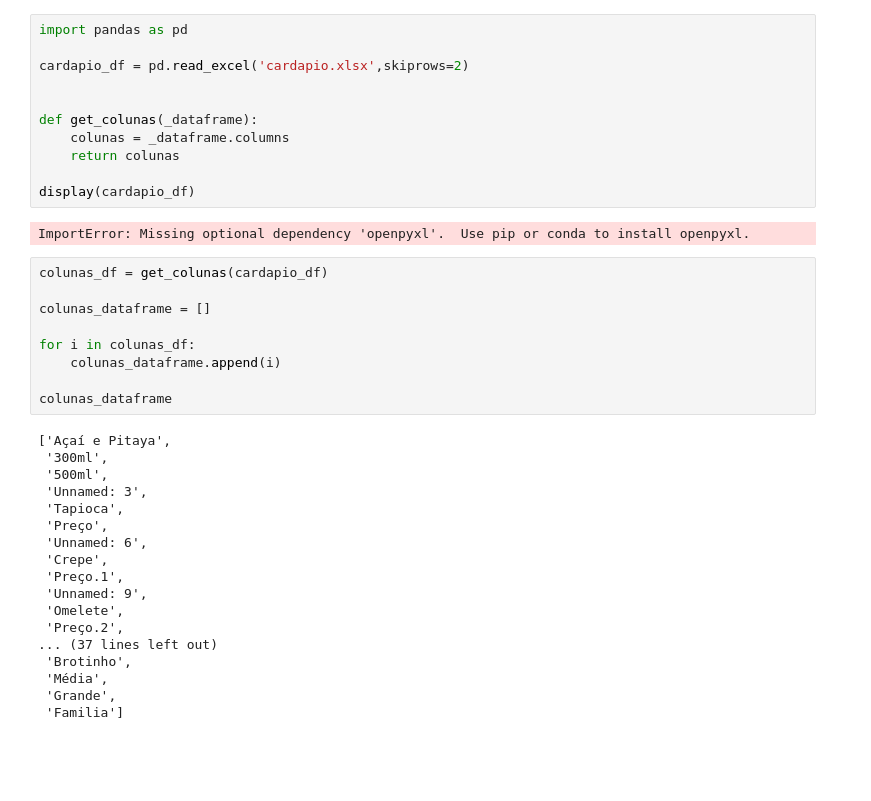
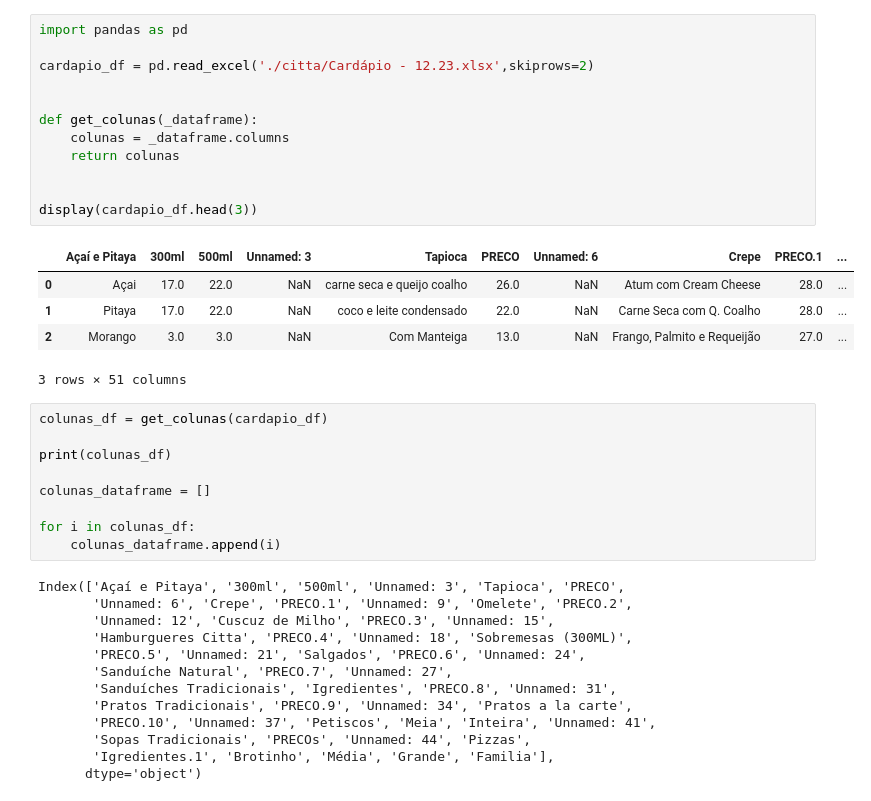
Before and after one commit to PedroVic12/Kyogre-Getx-Lanchonete, a Jupyter notebook: kyogre_getx_lanchonete/lib/repository/BuscarDadosExcel.ipynb, the cells around one changed output. Drawn from its saved outputs; the diff is of its cells as text; blank space fills up the shorter version.

```diff
--- a/kyogre_getx_lanchonete/lib/repository/BuscarDadosExcel.ipynb
+++ b/kyogre_getx_lanchonete/lib/repository/BuscarDadosExcel.ipynb
@@ -1,43 +1,43 @@
 # %%
 import pandas as pd
 
-cardapio_df = pd.read_excel('cardapio.xlsx',skiprows=2)
+cardapio_df = pd.read_excel('./citta/Cardápio - 12.23.xlsx',skiprows=2)
 
 
 def get_colunas(_dataframe):
     colunas = _dataframe.columns
     return colunas
 
-display(cardapio_df)
+
+display(cardapio_df.head(3))
 # %% [output]
+|  | Açaí e Pitaya | 300ml | 500ml | Unnamed: 3 | Tapioca | PRECO | Unnamed: 6 | Crepe | PRECO.1 | ... |
+| 0 | Açai | 17.0 | 22.0 | NaN | carne seca e queijo coalho | 26.0 | NaN | Atum com Cream Cheese | 28.0 | ... |
+| 1 | Pitaya | 17.0 | 22.0 | NaN | coco e leite condensado | 22.0 | NaN | Carne Seca com Q. Coalho | 28.0 | ... |
+| 2 | Morango | 3.0 | 3.0 | NaN | Com Manteiga | 13.0 | NaN | Frango, Palmito e Requeijão | 27.0 | ... |
-ImportError: Missing optional dependency 'openpyxl'.  Use pip or conda to install openpyxl.
+3 rows × 51 columns
 # %%
 colunas_df = get_colunas(cardapio_df)
+
+print(colunas_df)
 
 colunas_dataframe = []
 
 for i in colunas_df:
     colunas_dataframe.append(i)
-
-colunas_dataframe
 # %% [output]
-['Açaí e Pitaya',
- '300ml',
- '500ml',
- 'Unnamed: 3',
- 'Tapioca',
- 'Preço',
- 'Unnamed: 6',
- 'Crepe',
- 'Preço.1',
- 'Unnamed: 9',
- 'Omelete',
- 'Preço.2',
-... (37 lines left out)
- 'Brotinho',
- 'Média',
- 'Grande',
- 'Familia']
+Index(['Açaí e Pitaya', '300ml', '500ml', 'Unnamed: 3', 'Tapioca', 'PRECO',
+       'Unnamed: 6', 'Crepe', 'PRECO.1', 'Unnamed: 9', 'Omelete', 'PRECO.2',
+       'Unnamed: 12', 'Cuscuz de Milho', 'PRECO.3', 'Unnamed: 15',
+       'Hamburgueres Citta', 'PRECO.4', 'Unnamed: 18', 'Sobremesas (300ML)',
+       'PRECO.5', 'Unnamed: 21', 'Salgados', 'PRECO.6', 'Unnamed: 24',
+       'Sanduíche Natural', 'PRECO.7', 'Unnamed: 27',
+       'Sanduíches Tradicionais', 'Igredientes', 'PRECO.8', 'Unnamed: 31',
+       'Pratos Tradicionais', 'PRECO.9', 'Unnamed: 34', 'Pratos a la carte',
+       'PRECO.10', 'Unnamed: 37', 'Petiscos', 'Meia', 'Inteira', 'Unnamed: 41',
+       'Sopas Tradicionais', 'PRECOs', 'Unnamed: 44', 'Pizzas',
+       'Igredientes.1', 'Brotinho', 'Média', 'Grande', 'Familia'],
+      dtype='object')
 # %%
 
 array_table = []
```
Also changed, not shown: parts of 7 cells of this notebook, 56 other files.
